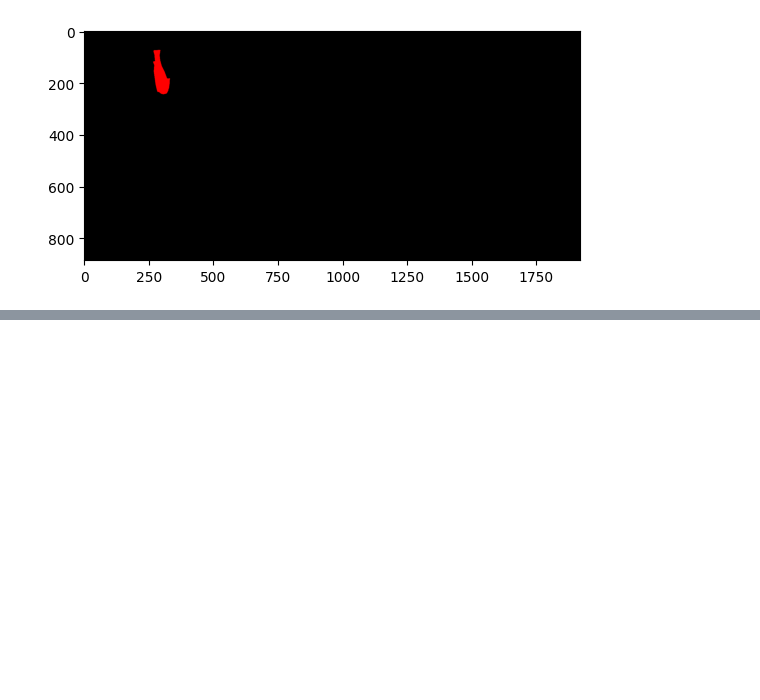
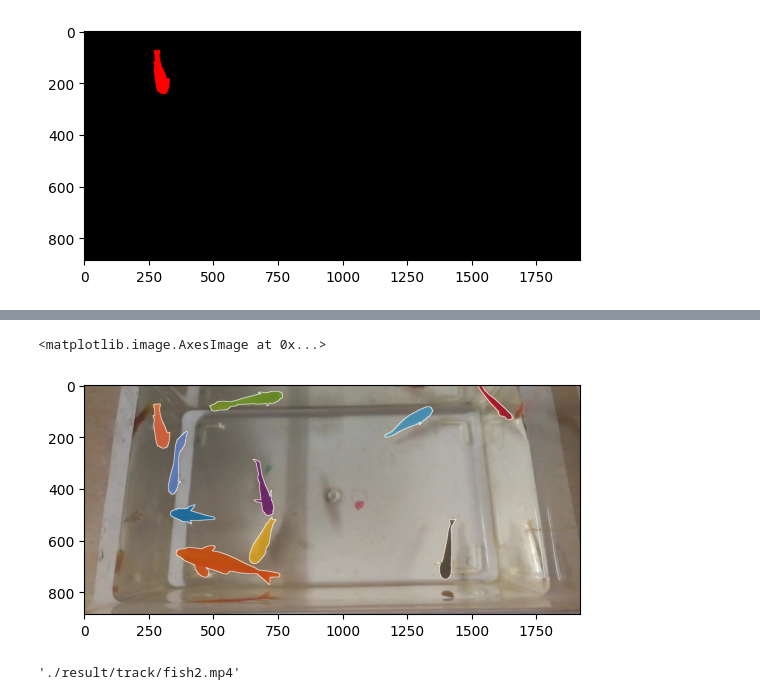
Before and after one commit to jpitagc/VOS-E-SAM, a Jupyter notebook: videoPipeline.ipynb, the cells around one changed output, grey strips where cells are left out. Saved outputs shown, nothing was run; the diff lists cells and outputs as text; code cells hidden in the pictures; blank space fills up the shorter version.

Commit message:
Video Pipeline Working for multiple mask single video

```diff
--- a/videoPipeline.ipynb
+++ b/videoPipeline.ipynb
@@ -176,0 +172,30 @@ annTrain[0]
+# %%
+ann = []
+for a in annTrain:
+    if a['video_id'] == video['id']:
+        ann.append(a)
+    else: continue
+
+masks = []
+for i,a in enumerate(ann):
+    m = annToMask(a, 0)
+    m = m * (i + 1)
+    masks.append(m)
+
+w, h = video['width'], video['height']
+unified = unifyMasks(masks, w, h)
+# %%
+def load_images_from_folder(folder):
+    images_files = os.listdir(folder)
+    images = []
+    for file in images_files:
+        img = cv2.imread(os.path.join(folder,file))
+        img = cv2.cvtColor(img, cv2.COLOR_BGR2RGB)
+        images.append(img)
+    return images
+# %%
+images = load_images_from_folder(ovis_images + first_video_folder)
+# %%
+model.xmem.clear_memory()
+masks, logits, painted_images = model.generator(images=images[0:100], template_mask=unified)
+model.xmem.clear_memory()
@@ -176,0 +220,5 @@ annTrain[0]
+# %%
+plt.imshow(painted_images[0])
+# %% [output]
+<matplotlib.image.AxesImage at 0x...>
+[figure, added]
@@ -176,0 +232,4 @@ annTrain[0]
+# %%
+generate_video_from_frames(painted_images, output_path="./result/track/fish2.mp4")
+# %% [output]
+'./result/track/fish2.mp4'
```
Also changed, not shown: parts of 8 cells of this notebook, 2 other files.
